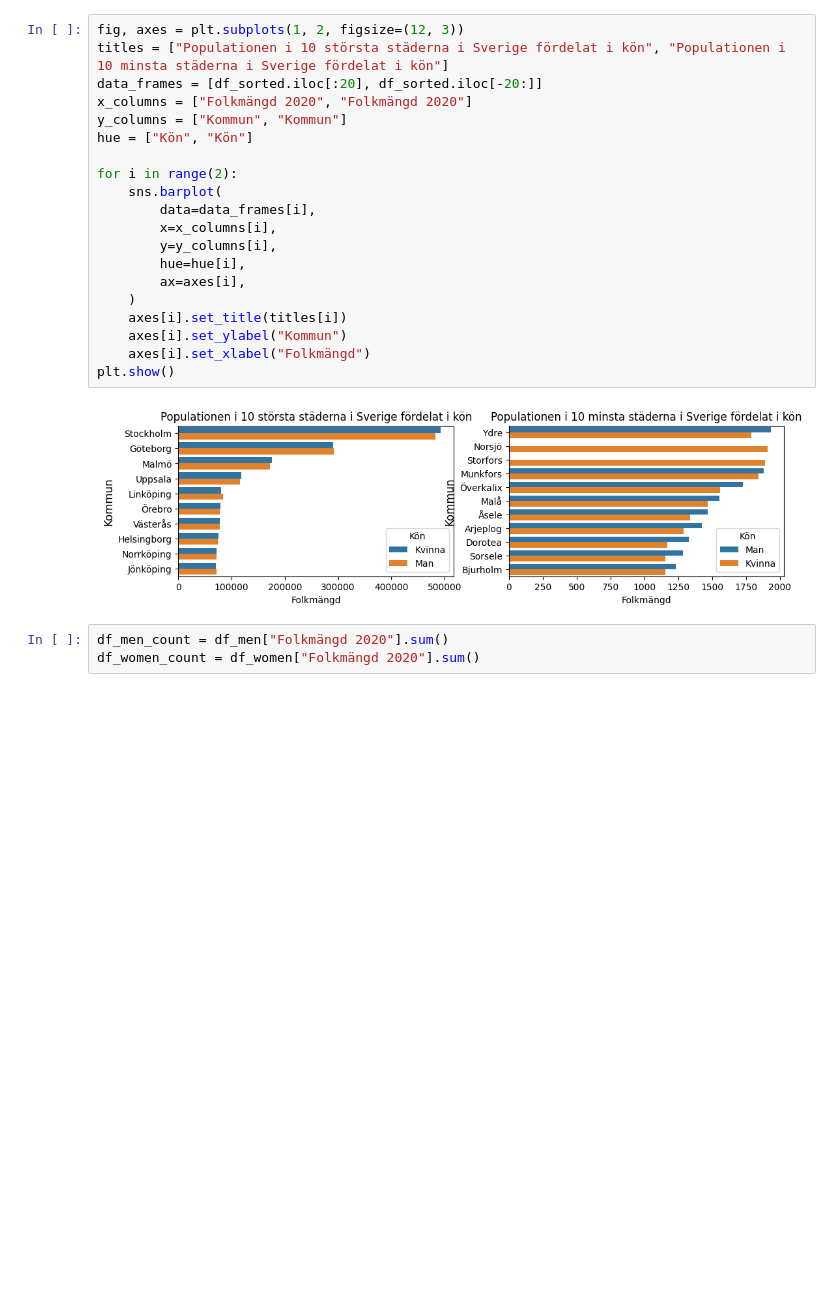
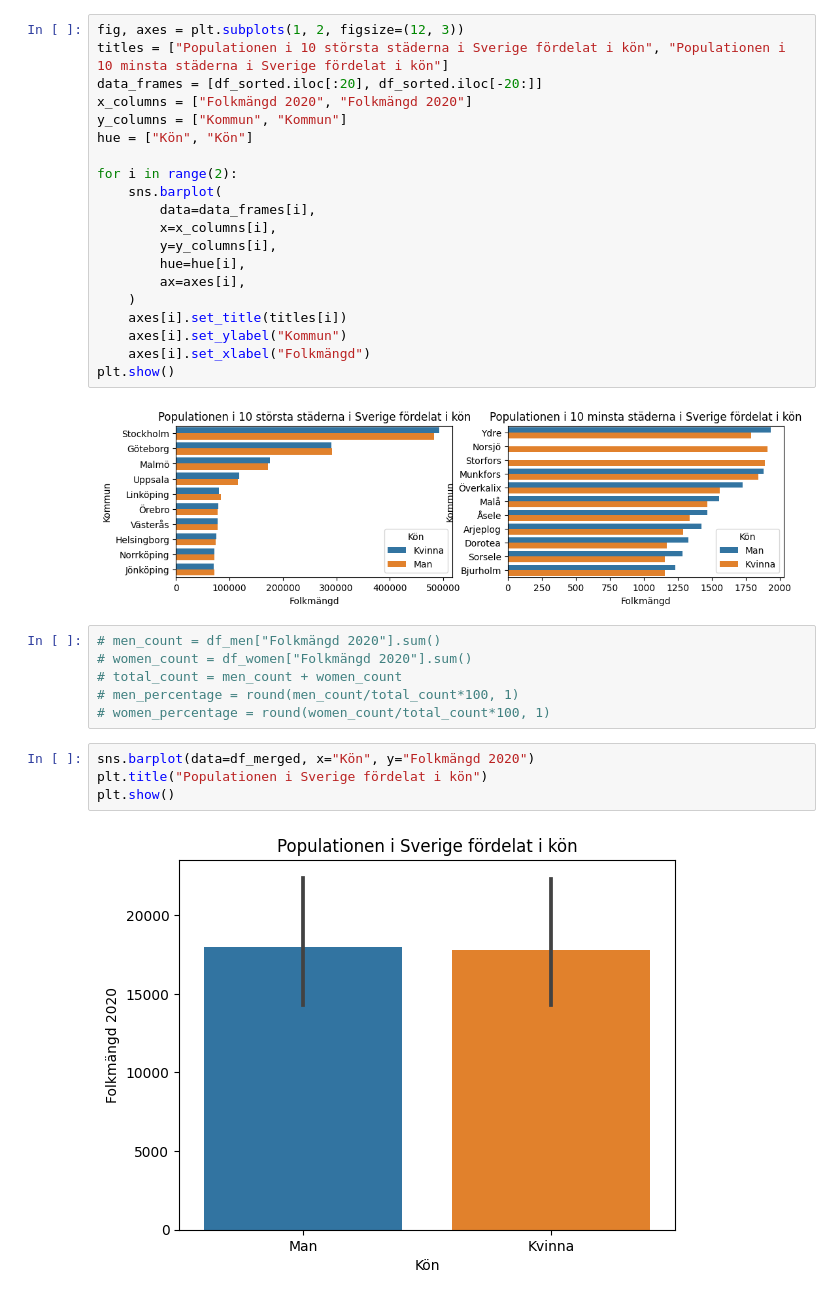
Before and after one commit to eliaselhaddad/Databehandling-Elias-El-Haddad, a Jupyter notebook: Exercises/E00_pandas_basic_syntax.ipynb, the cells around one changed output. Drawn from its saved outputs; the diff is of its cells as text; blank space fills up the shorter version.

```diff
--- a/Exercises/E00_pandas_basic_syntax.ipynb
+++ b/Exercises/E00_pandas_basic_syntax.ipynb
@@ -281,6 +281,15 @@ for i in range(2):
 plt.show()
 # %% [output]
 [figure]
-# %%
-df_men_count = df_men["Folkmängd 2020"].sum()
-df_women_count = df_women["Folkmängd 2020"].sum()
+# %%
+# men_count = df_men["Folkmängd 2020"].sum()
+# women_count = df_women["Folkmängd 2020"].sum()
+# total_count = men_count + women_count
+# men_percentage = round(men_count/total_count*100, 1)
+# women_percentage = round(women_count/total_count*100, 1)
+# %%
+sns.barplot(data=df_merged, x="Kön", y="Folkmängd 2020")
+plt.title("Populationen i Sverige fördelat i kön")
+plt.show()
+# %% [output]
+[figure, added]
```
Also changed, not shown: parts of 1 cell of this notebook, 1 other file.
